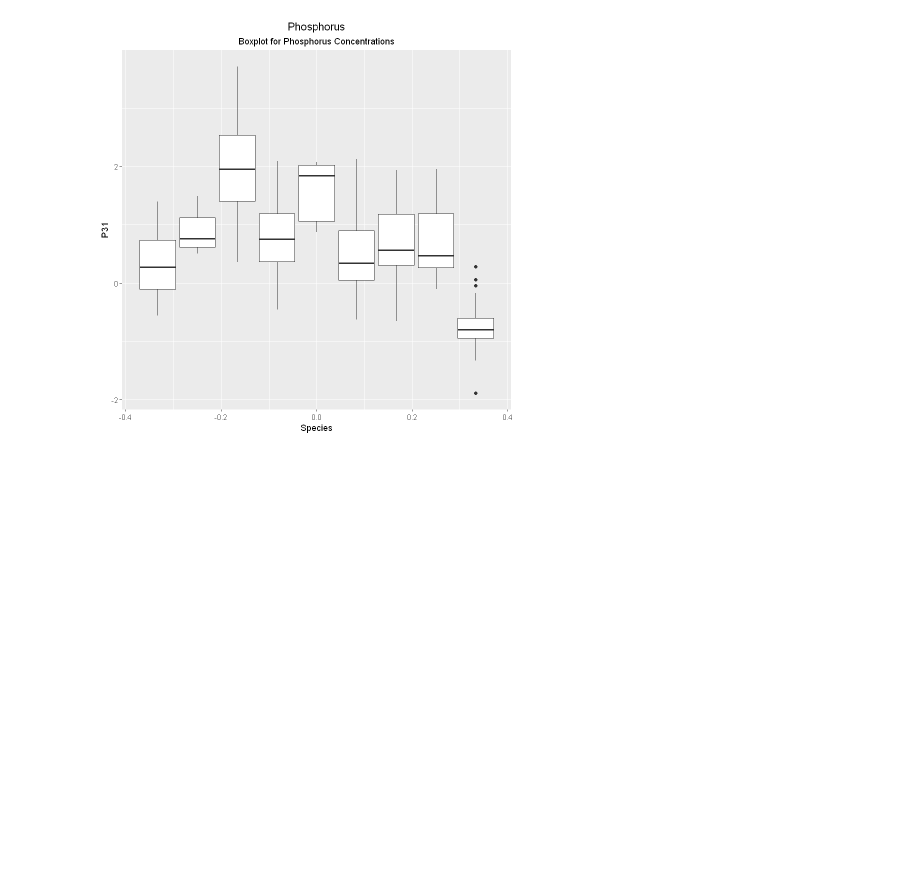
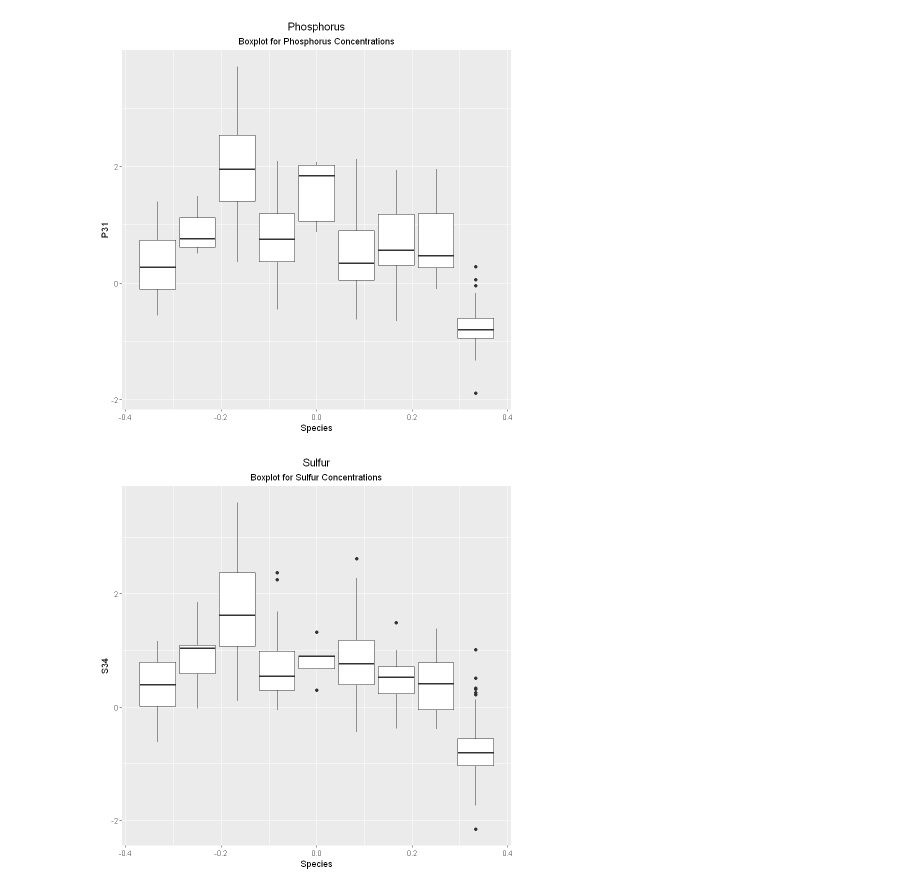
Before and after one commit to Kovacs-Lab/Aim-3, a Jupyter notebook: Ionomics/Boxplots.ipynb, the cells around one changed output. Drawn from its saved outputs; the diff is of its cells as text; code cells hidden in the pictures; blank space fills up the shorter version.

```diff
--- a/Ionomics/Boxplots.ipynb
+++ b/Ionomics/Boxplots.ipynb
@@ -127,9 +127,16 @@ phosphorus
 # %% [output]
 [figure]
 # %%
-#sulfur <- boxplot(Elements$S34~Elements$Spec_int) # Boxplots of sulfur concentraions
-boxplot(Elements$S34~Elements$Spec_int) #sulfur
-sulfur <- ggplot(Elements, aes(group=Elements$Spec_int, y=Elements$S34)) +
-  geom_boxplot()
+#sulfur <- boxplot(S34~Spec_int) # Boxplots of sulfur concentraions
+#boxplot(S34~Spec_int) #sulfur
+sulfur <- ggplot(Elements, aes(group=Spec_int, y=S34)) +
+  geom_boxplot() +
+  labs(
+    title = "Sulfur",
+    subtitle = "Boxplot for Sulfur Concentrations",
+    x = "Species"
+    )
 sulfur
+# %% [output]
+[figure, added]
 # %%
```
Also changed, not shown: parts of 13 cells of this notebook.
